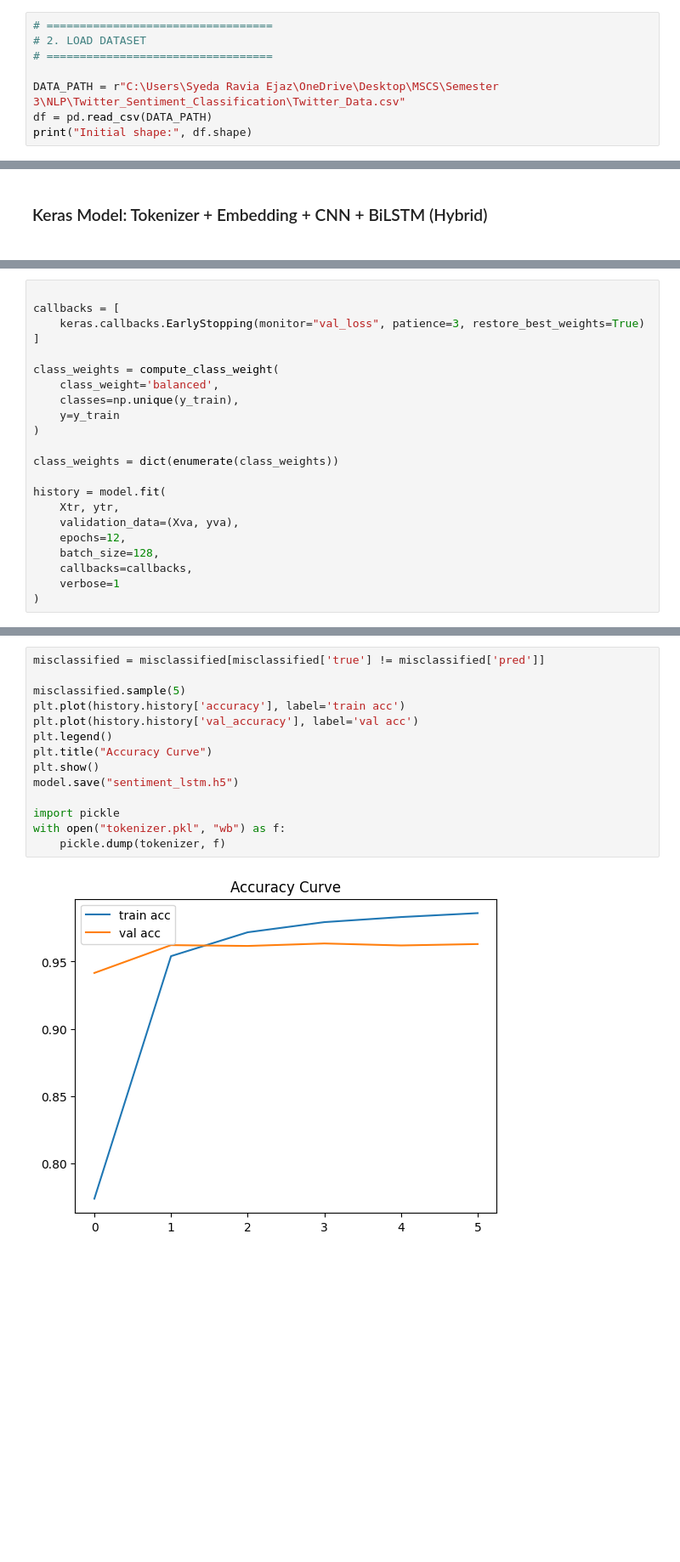
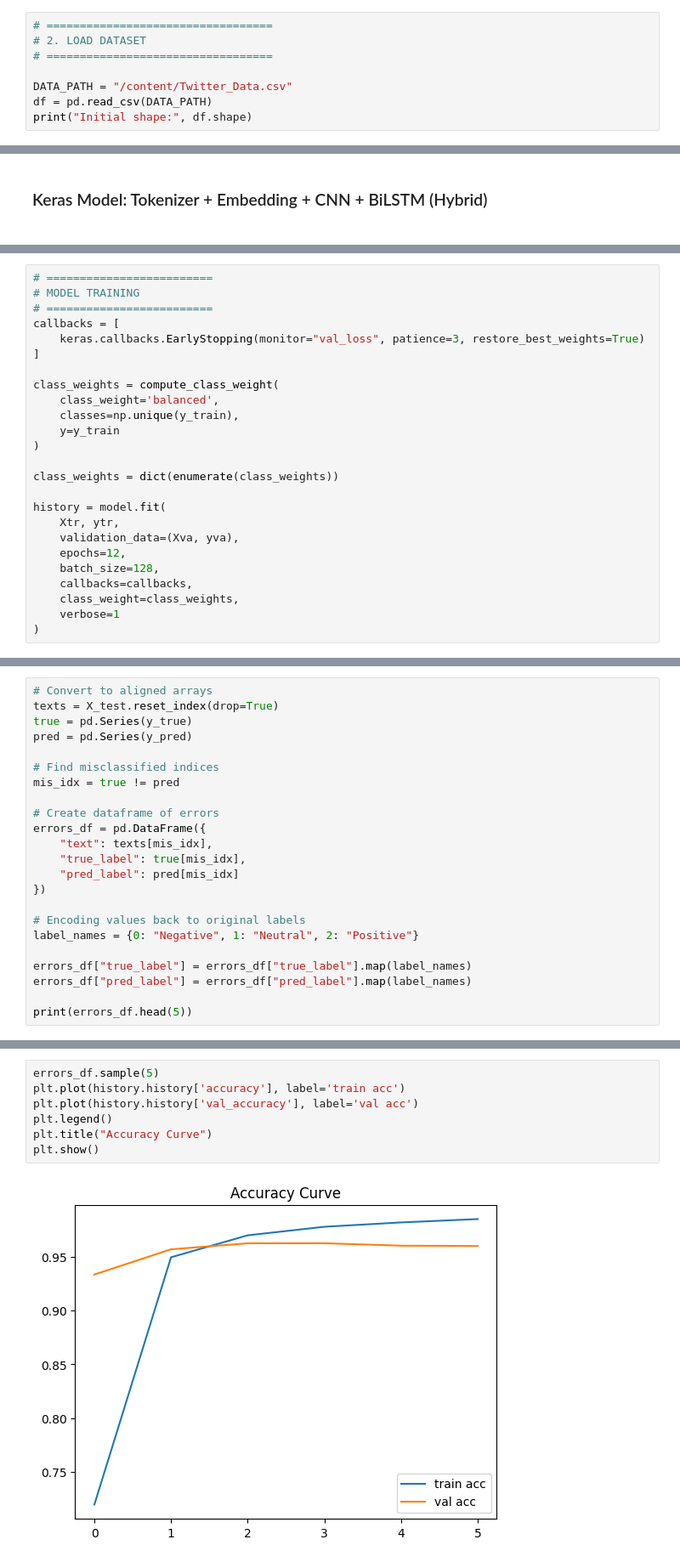
Before and after one commit to SyedaRaviaEjaz/Three-Class-Twitter-Sentiment-Classifier, a Jupyter notebook: Twitter_Sentiment_Analysis.ipynb, the cells around one changed output, grey strips where cells are left out. Shown at 85% size. Drawn from its saved outputs; the diff is of its cells as text; blank space fills up the shorter version.

```diff
--- a/Twitter_Sentiment_Analysis.ipynb
+++ b/Twitter_Sentiment_Analysis.ipynb
@@ -37,7 +37,7 @@ from sklearn.utils.class_weight import compute_class_weight
 # 2. LOAD DATASET
 # ==================================
 
-DATA_PATH = r"C:\Users\Syeda Ravia Ejaz\OneDrive\Desktop\MSCS\Semester 3\NLP\Twitter_Sentiment_Classification\Twitter_Data.csv"
+DATA_PATH = "/content/Twitter_Data.csv"
 df = pd.read_csv(DATA_PATH)
 print("Initial shape:", df.shape)
 # %% [output]
@@ -273,7 +286,9 @@ Model: "functional_5"
  Trainable params: 5,276,547 (20.13 MB)
  Non-trainable params: 0 (0.00 B)
 # %%
-
+# =========================
+# MODEL TRAINING
+# =========================
 callbacks = [
     keras.callbacks.EarlyStopping(monitor="val_loss", patience=3, restore_best_weights=True)
 ]
@@ -292,6 +307,7 @@ history = model.fit(
     epochs=12,
     batch_size=128,
     callbacks=callbacks,
+    class_weight=class_weights,
     verbose=1
 )
 # %% [output]
@@ -344,0 +366,23 @@ weighted avg      0.963     0.962     0.962     32595
+# %%
+# Convert to aligned arrays
+texts = X_test.reset_index(drop=True)
+true = pd.Series(y_true)
+pred = pd.Series(y_pred)
+
+# Find misclassified indices
+mis_idx = true != pred
+
+# Create dataframe of errors
+errors_df = pd.DataFrame({
+    "text": texts[mis_idx],
+    "true_label": true[mis_idx],
+    "pred_label": pred[mis_idx]
+})
+
+# Encoding values back to original labels
+label_names = {0: "Negative", 1: "Neutral", 2: "Positive"}
+
+errors_df["true_label"] = errors_df["true_label"].map(label_names)
+errors_df["pred_label"] = errors_df["pred_label"].map(label_names)
+
+print(errors_df.head(5))
@@ -345,16 +420,9 @@ weighted avg      0.963     0.962     0.962     32595
 # %%
-misclassified = misclassified[misclassified['true'] != misclassified['pred']]
-
-misclassified.sample(5)
+errors_df.sample(5)
 plt.plot(history.history['accuracy'], label='train acc')
 plt.plot(history.history['val_accuracy'], label='val acc')
 plt.legend()
 plt.title("Accuracy Curve")
 plt.show()
-model.save("sentiment_lstm.h5")
-
-import pickle
-with open("tokenizer.pkl", "wb") as f:
-    pickle.dump(tokenizer, f)
 # %% [output]
-[figure, old version]
+[figure, new version]
```
Also changed, not shown: parts of 9 cells of this notebook, 1 other file.
